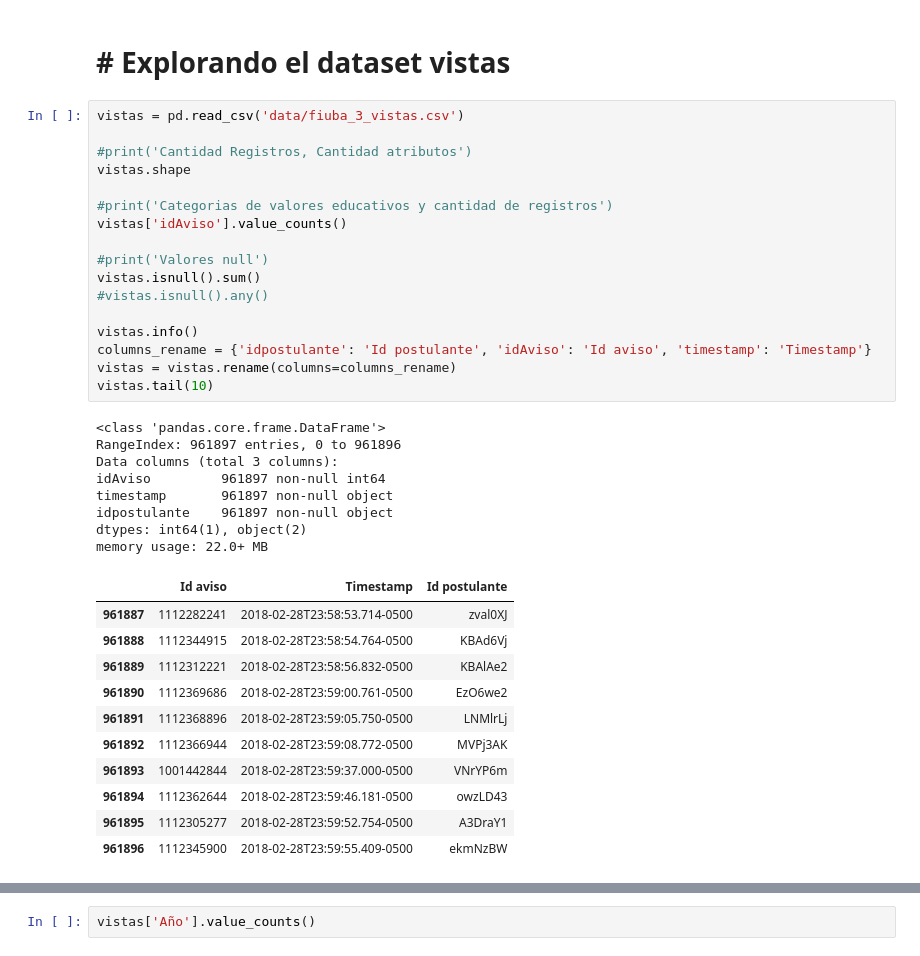
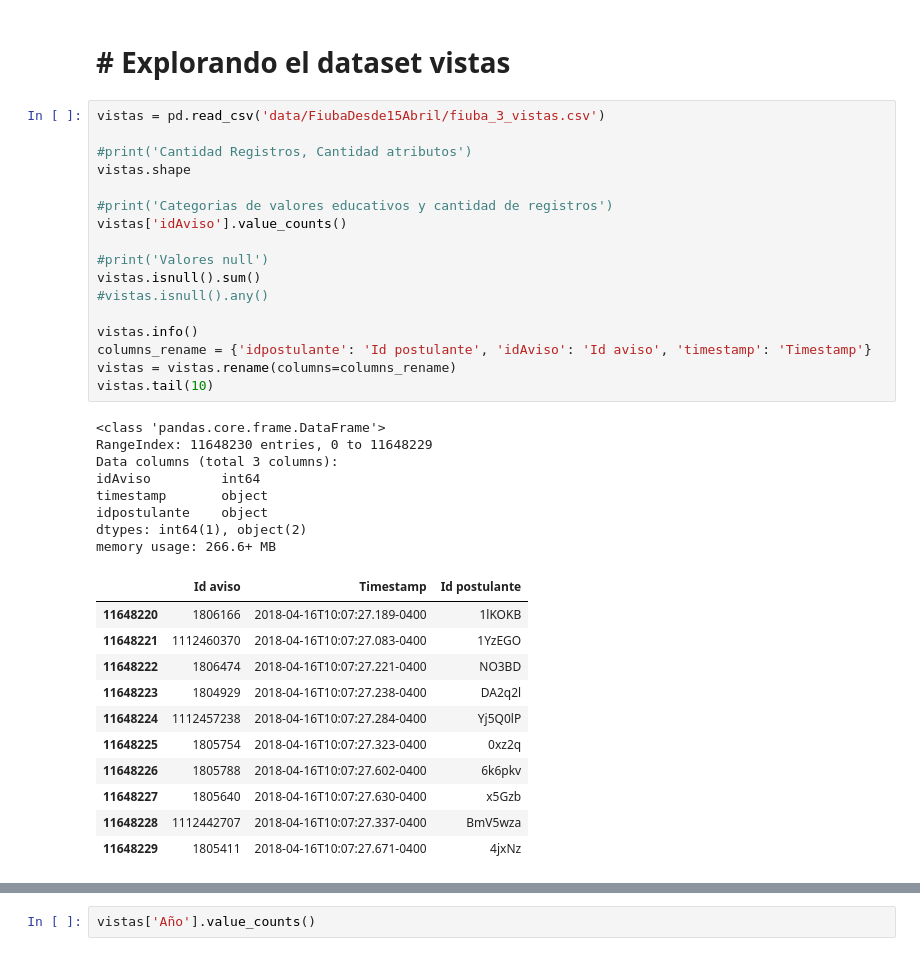
Before and after one commit to pachamama-labs/navent_visualization, a Jupyter notebook: src/AnalisisExploratorio.ipynb, the cells around one changed output, grey strips where cells are left out. Drawn from its saved outputs; the diff is of its cells as text.

```diff
--- a/src/AnalisisExploratorio.ipynb
+++ b/src/AnalisisExploratorio.ipynb
@@ -216,42 +343,42 @@ Las únicas observaciones son sobre el campo *fecha de nacimiento* que tiene los
 # %% [markdown]
 # # Explorando el dataset vistas
 # %%
-vistas = pd.read_csv('data/fiuba_3_vistas.csv')
+vistas = pd.read_csv('data/FiubaDesde15Abril/fiuba_3_vistas.csv')
 
 #print('Cantidad Registros, Cantidad atributos')
 vistas.shape
 
 #print('Categorias de valores educativos y cantidad de registros')
 vistas['idAviso'].value_counts()
 
 #print('Valores null')
 vistas.isnull().sum()
 #vistas.isnull().any()
 
 vistas.info()
 columns_rename = {'idpostulante': 'Id postulante', 'idAviso': 'Id aviso', 'timestamp': 'Timestamp'}
 vistas = vistas.rename(columns=columns_rename)
 vistas.tail(10)
 # %% [output]
 <class 'pandas.core.frame.DataFrame'>
-RangeIndex: 961897 entries, 0 to 961896
+RangeIndex: 11648230 entries, 0 to 11648229
 Data columns (total 3 columns):
-idAviso         961897 non-null int64
-timestamp       961897 non-null object
-idpostulante    961897 non-null object
+idAviso         int64
+timestamp       object
+idpostulante    object
 dtypes: int64(1), object(2)
-memory usage: 22.0+ MB
+memory usage: 266.6+ MB
 |  | Id aviso | Timestamp | Id postulante |
-| 961887 | 1112282241 | 2018-02-28T23:58:53.714-0500 | zval0XJ |
-| 961888 | 1112344915 | 2018-02-28T23:58:54.764-0500 | KBAd6Vj |
-| 961889 | 1112312221 | 2018-02-28T23:58:56.832-0500 | KBAlAe2 |
-| 961890 | 1112369686 | 2018-02-28T23:59:00.761-0500 | EzO6we2 |
-| 961891 | 1112368896 | 2018-02-28T23:59:05.750-0500 | LNMlrLj |
-| 961892 | 1112366944 | 2018-02-28T23:59:08.772-0500 | MVPj3AK |
-| 961893 | 1001442844 | 2018-02-28T23:59:37.000-0500 | VNrYP6m |
-| 961894 | 1112362644 | 2018-02-28T23:59:46.181-0500 | owzLD43 |
-| 961895 | 1112305277 | 2018-02-28T23:59:52.754-0500 | A3DraY1 |
-| 961896 | 1112345900 | 2018-02-28T23:59:55.409-0500 | ekmNzBW |
+| 11648220 | 1806166 | 2018-04-16T10:07:27.189-0400 | 1lKOKB |
+| 11648221 | 1112460370 | 2018-04-16T10:07:27.083-0400 | 1YzEGO |
+| 11648222 | 1806474 | 2018-04-16T10:07:27.221-0400 | NO3BD |
+| 11648223 | 1804929 | 2018-04-16T10:07:27.238-0400 | DA2q2l |
+| 11648224 | 1112457238 | 2018-04-16T10:07:27.284-0400 | Yj5Q0lP |
+| 11648225 | 1805754 | 2018-04-16T10:07:27.323-0400 | 0xz2q |
+| 11648226 | 1805788 | 2018-04-16T10:07:27.602-0400 | 6k6pkv |
+| 11648227 | 1805640 | 2018-04-16T10:07:27.630-0400 | x5Gzb |
+| 11648228 | 1112442707 | 2018-04-16T10:07:27.337-0400 | BmV5wza |
+| 11648229 | 1805411 | 2018-04-16T10:07:27.671-0400 | 4jxNz |
 # %%
 dayTranslation = {'Monday':'Lunes', 'Tuesday': 'Martes', 'Wednesday':'Miercoles', 'Thursday':'Jueves', 'Friday':'Viernes', 'Saturday':'Sabado', 'Sunday':'Domingo'}
 
```
Also changed, not shown: parts of 23 cells of this notebook, 4 other files.
